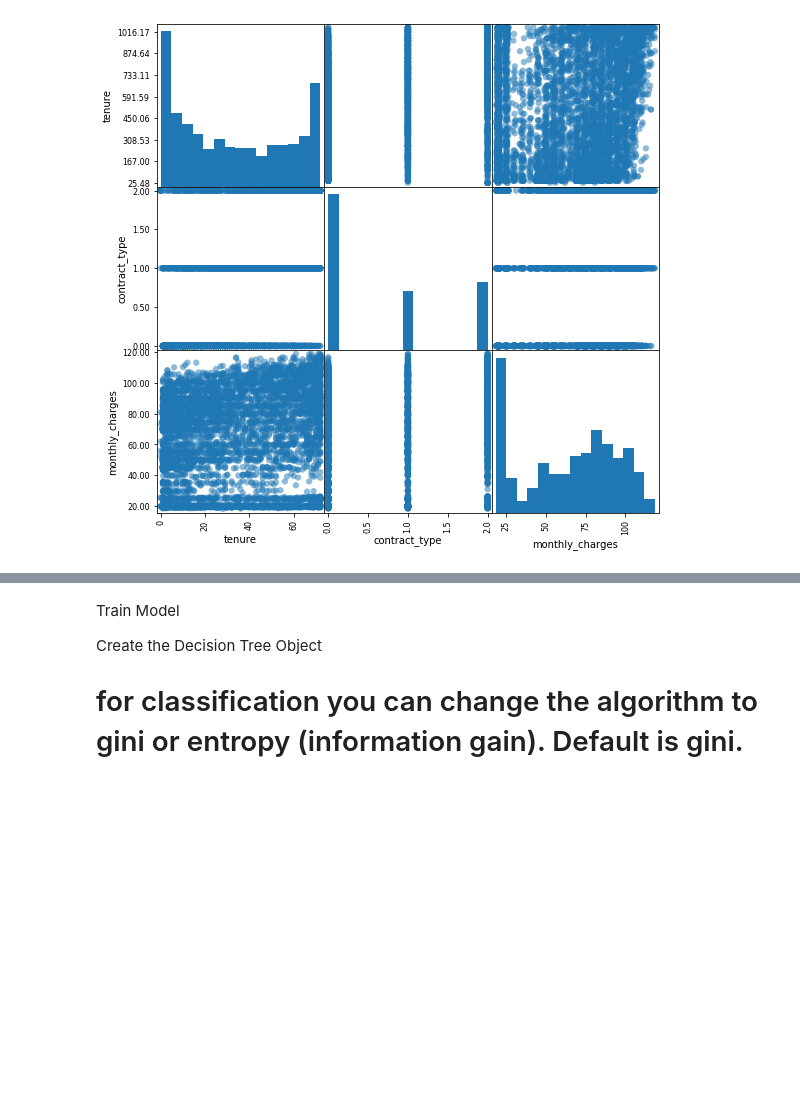
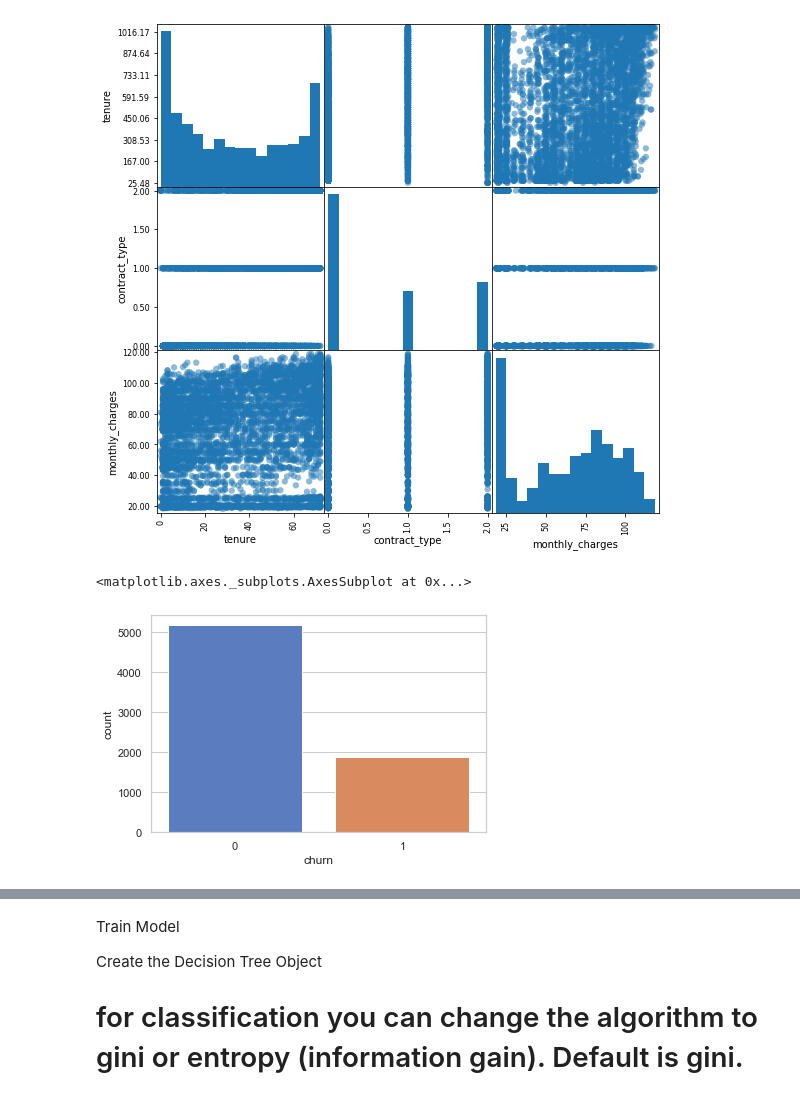
Before and after one commit to Mattsantos541/Telco-Regression-Project, a Jupyter notebook: First worksheet.ipynb, the cells around one changed output, grey strips where cells are left out. Drawn from its saved outputs; the diff is of its cells as text; code cells hidden in the pictures; blank space fills up the shorter version.

```diff
--- a/First worksheet.ipynb
+++ b/First worksheet.ipynb
@@ -153,3 +156,8 @@ for ax in axes.flatten():
 #    ax.yaxis.set_major_formatter(FormatStrFormatter('%.2f'))
 # %% [output]
 [figure]
+# %%
+sns.countplot(x='churn', data=df)
+# %% [output]
+<matplotlib.axes._subplots.AxesSubplot at 0x...>
+[figure, added]
```
Also changed, not shown: parts of 9 cells of this notebook, 2 other files.
